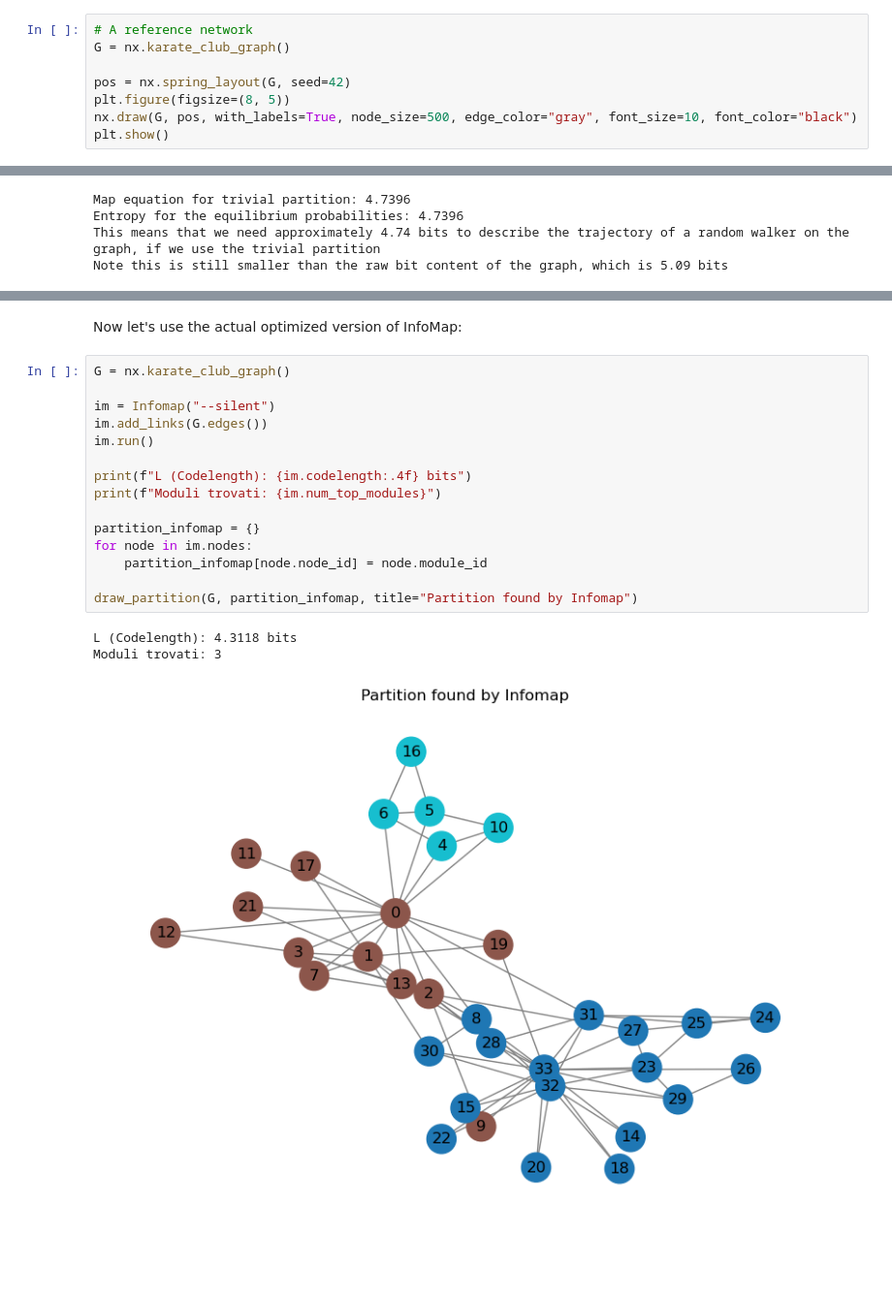
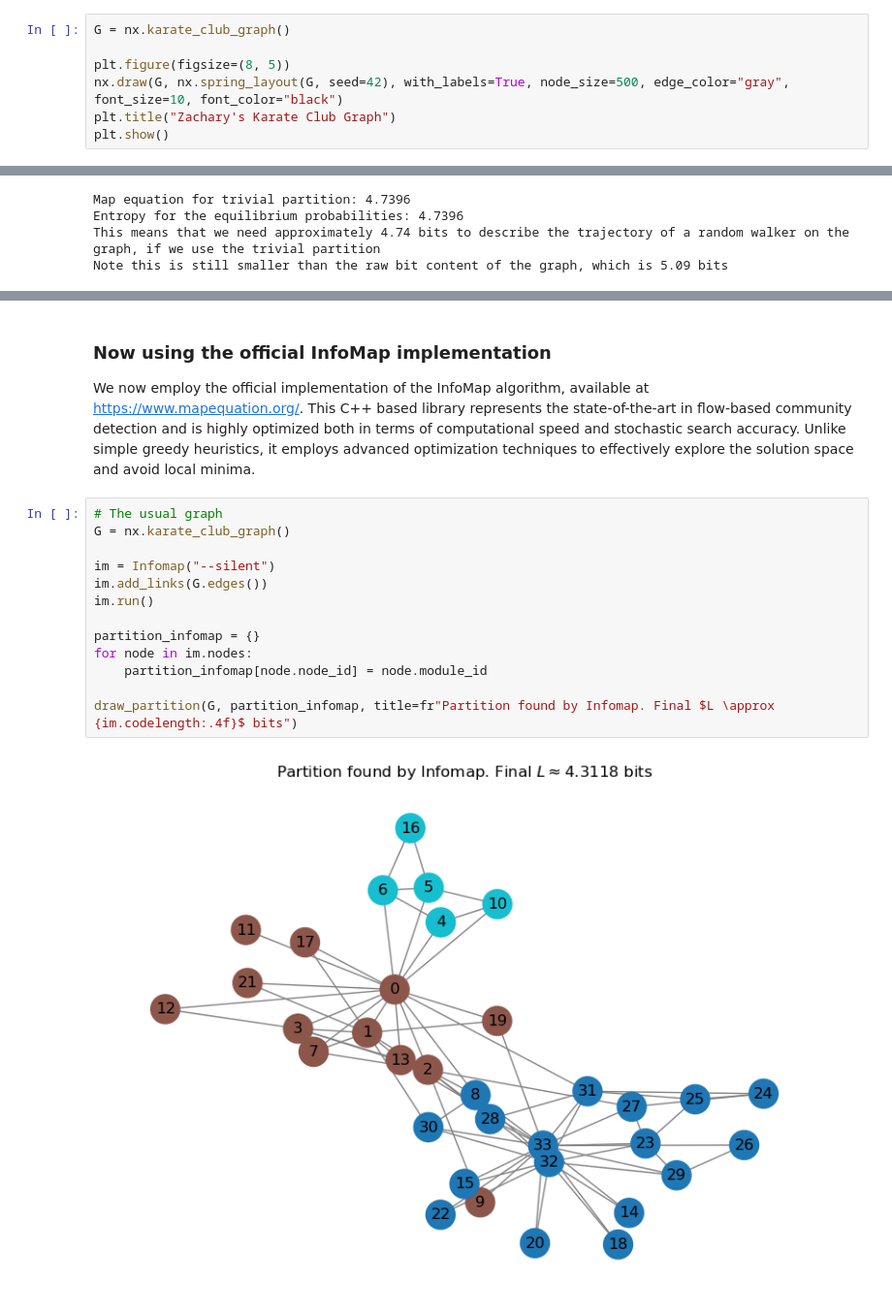
Before and after one commit to riccorte/InfoMap-Analysis, a Jupyter notebook: infomapLouvain.ipynb, the cells around one changed output, grey strips where cells are left out. Shown at 97% size. Saved outputs shown, nothing was run; the diff lists cells and outputs as text; blank space fills up the shorter version.

```diff
--- a/infomapLouvain.ipynb
+++ b/infomapLouvain.ipynb
@@ -39,9 +39,8 @@ Consider the famous Zachary's karate club network. We will use this simple netwo
 # %%
-# A reference network
 G = nx.karate_club_graph()
 
-pos = nx.spring_layout(G, seed=42)
 plt.figure(figsize=(8, 5))
-nx.draw(G, pos, with_labels=True, node_size=500, edge_color="gray", font_size=10, font_color="black")
+nx.draw(G, nx.spring_layout(G, seed=42), with_labels=True, node_size=500, edge_color="gray", font_size=10, font_color="black")
+plt.title("Zachary's Karate Club Graph")
 plt.show()
 # %% [output]
@@ -290,21 +302,19 @@ L of the found partition: 4.5466 bits
 # %% [markdown]
-Now let's use the actual optimized version of InfoMap:
+### Now using the official InfoMap implementation
+
+We now employ the official implementation of the InfoMap algorithm, available at https://www.mapequation.org/. This C++ based library represents the state-of-the-art in flow-based community detection and is highly optimized both in terms of computational speed and stochastic search accuracy. Unlike simple greedy heuristics, it employs advanced optimization techniques to effectively explore the solution space and avoid local minima.
 # %%
+# The usual graph
 G = nx.karate_club_graph()
 
 im = Infomap("--silent")
 im.add_links(G.edges())
 im.run()
 
-print(f"L (Codelength): {im.codelength:.4f} bits")
-print(f"Moduli trovati: {im.num_top_modules}")
-
 partition_infomap = {}
 for node in im.nodes:
     partition_infomap[node.node_id] = node.module_id
 
-draw_partition(G, partition_infomap, title="Partition found by Infomap")
+draw_partition(G, partition_infomap, title=fr"Partition found by Infomap. Final $L \approx {im.codelength:.4f}$ bits")
 # %% [output]
-L (Codelength): 4.3118 bits
-Moduli trovati: 3
-[figure, old version]
+[figure, new version]
```
Also changed, not shown: parts of 12 cells of this notebook.
